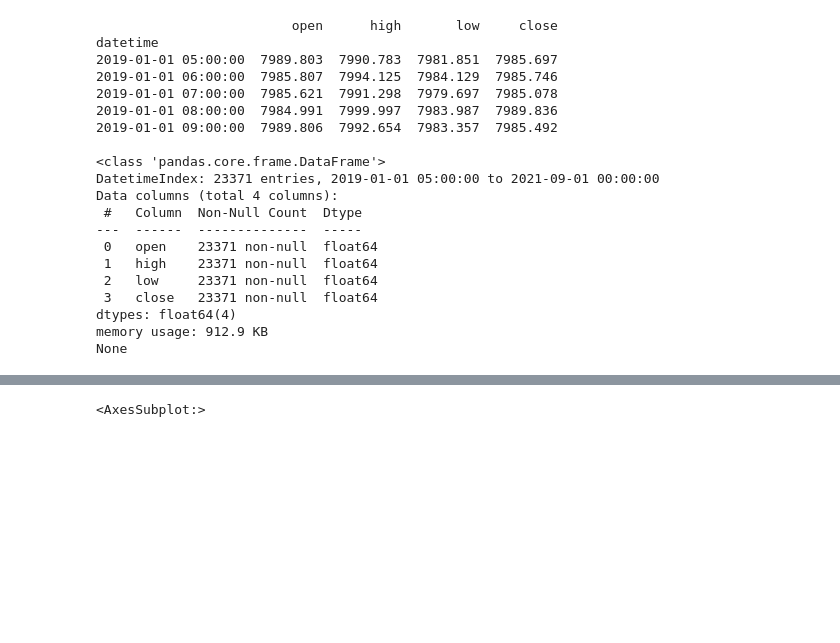
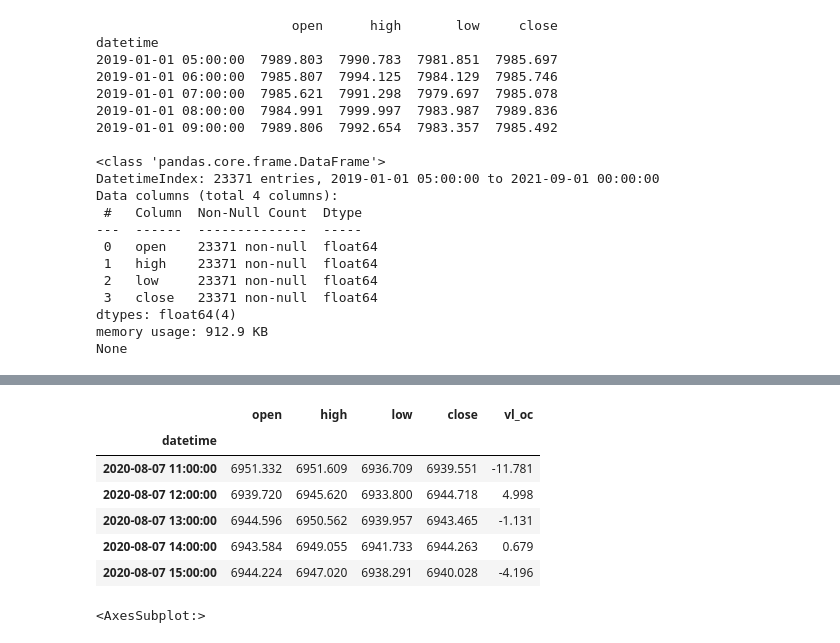
Before and after one commit to Sash525/mlfin, a Jupyter notebook: notebooks/v10_h1_catboost.ipynb, the cells around one changed output, grey strips where cells are left out. Saved outputs shown, nothing was run; the diff lists cells and outputs as text; code cells hidden in the pictures; blank space fills up the shorter version.

```diff
--- a/notebooks/v10_h1_catboost.ipynb
+++ b/notebooks/v10_h1_catboost.ipynb
@@ -53,3 +66,13 @@ df['vl_oc'] = df['close'] - df['open']
+# %%
+df_test.head()
+# %% [output]
+|  | open | high | low | close | vl_oc |
+| datetime |  |  |  |  |  |
+| 2020-08-07 11:00:00 | 6951.332 | 6951.609 | 6936.709 | 6939.551 | -11.781 |
+| 2020-08-07 12:00:00 | 6939.720 | 6945.620 | 6933.800 | 6944.718 | 4.998 |
+| 2020-08-07 13:00:00 | 6944.596 | 6950.562 | 6939.957 | 6943.465 | -1.131 |
+| 2020-08-07 14:00:00 | 6943.584 | 6949.055 | 6941.733 | 6944.263 | 0.679 |
+| 2020-08-07 15:00:00 | 6944.224 | 6947.020 | 6938.291 | 6940.028 | -4.196 |
 # %%
 df['vl_oc'].hist(bins=25)
 # %% [output]
```
Also changed, not shown: parts of 2 cells of this notebook, 1 other file.
